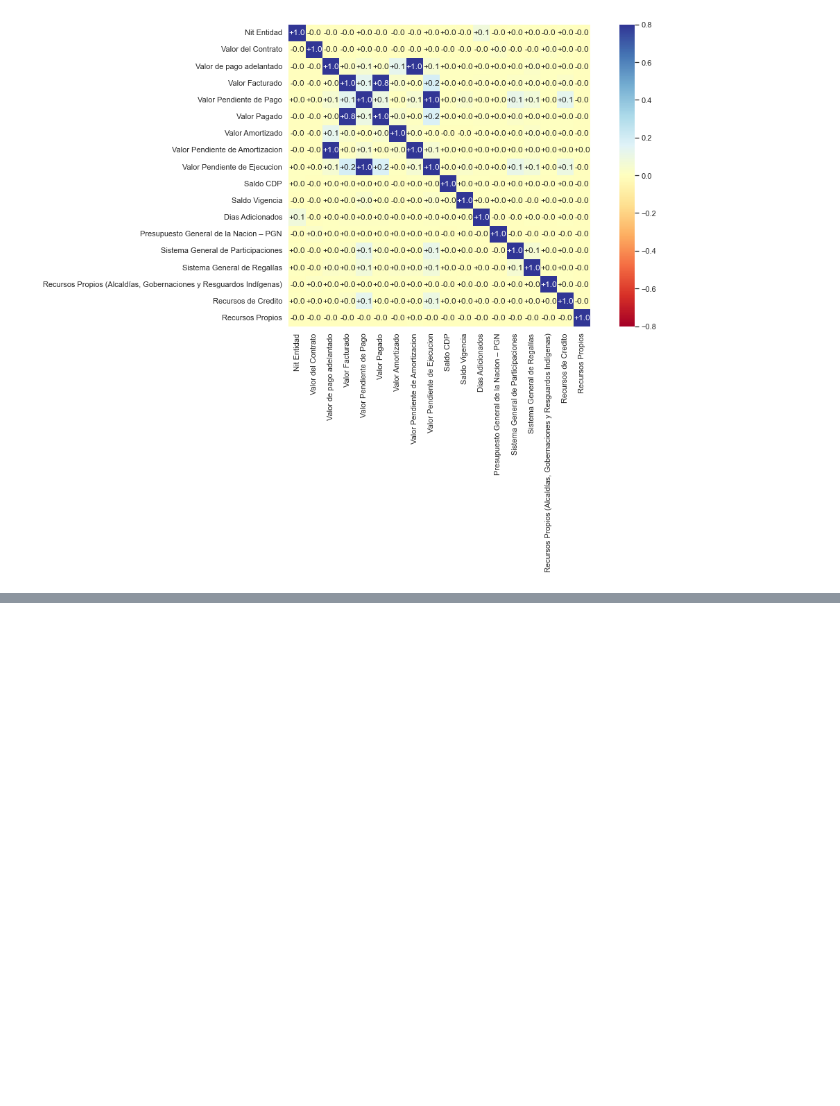
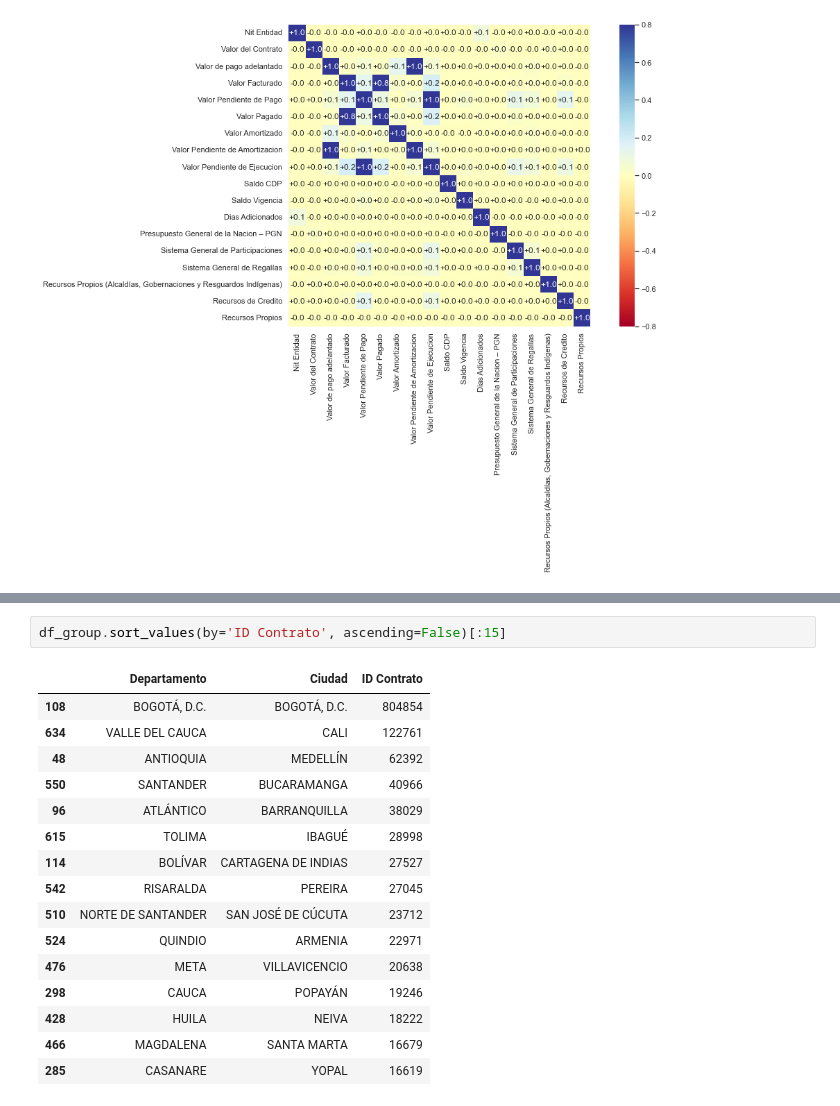
Before and after one commit to lumariaap15/secop-ds4a, a Jupyter notebook: EDA_secop_II.ipynb, the cells around one changed output, grey strips where cells are left out. Cells and saved outputs as stored; diff of their text form; blank space fills up the shorter version.

```diff
--- a/EDA_secop_II.ipynb
+++ b/EDA_secop_II.ipynb
@@ -211,0 +304,19 @@ sns.heatmap(df_contratos_electronicos.corr(), cmap='RdYlBu', annot=True, square=
+# %%
+df_group.sort_values(by='ID Contrato', ascending=False)[:15]
+# %% [output]
+|  | Departamento | Ciudad | ID Contrato |
+| 108 | BOGOTÁ, D.C. | BOGOTÁ, D.C. | 804854 |
+| 634 | VALLE DEL CAUCA | CALI | 122761 |
+| 48 | ANTIOQUIA | MEDELLÍN | 62392 |
+| 550 | SANTANDER | BUCARAMANGA | 40966 |
+| 96 | ATLÁNTICO | BARRANQUILLA | 38029 |
+| 615 | TOLIMA | IBAGUÉ | 28998 |
+| 114 | BOLÍVAR | CARTAGENA DE INDIAS | 27527 |
+| 542 | RISARALDA | PEREIRA | 27045 |
+| 510 | NORTE DE SANTANDER | SAN JOSÉ DE CÚCUTA | 23712 |
+| 524 | QUINDIO | ARMENIA | 22971 |
+| 476 | META | VILLAVICENCIO | 20638 |
+| 298 | CAUCA | POPAYÁN | 19246 |
+| 428 | HUILA | NEIVA | 18222 |
+| 466 | MAGDALENA | SANTA MARTA | 16679 |
+| 285 | CASANARE | YOPAL | 16619 |
```
Also changed, not shown: parts of 16 cells of this notebook.
